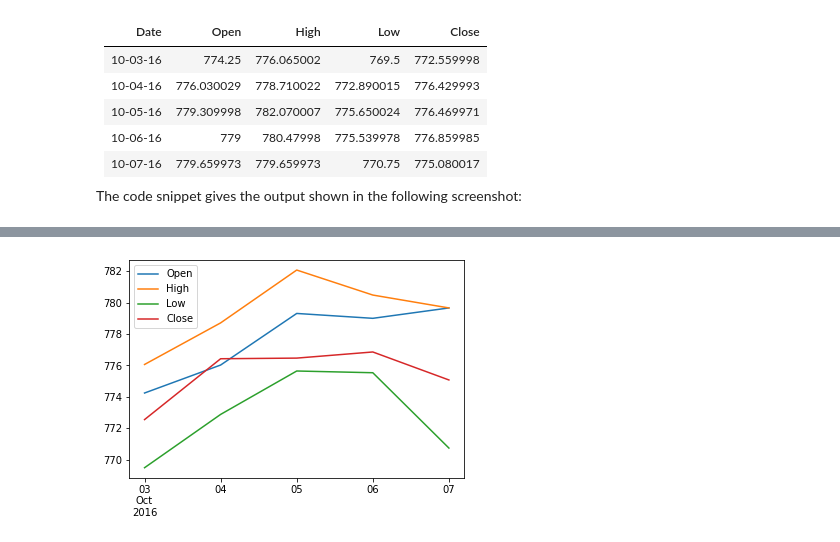
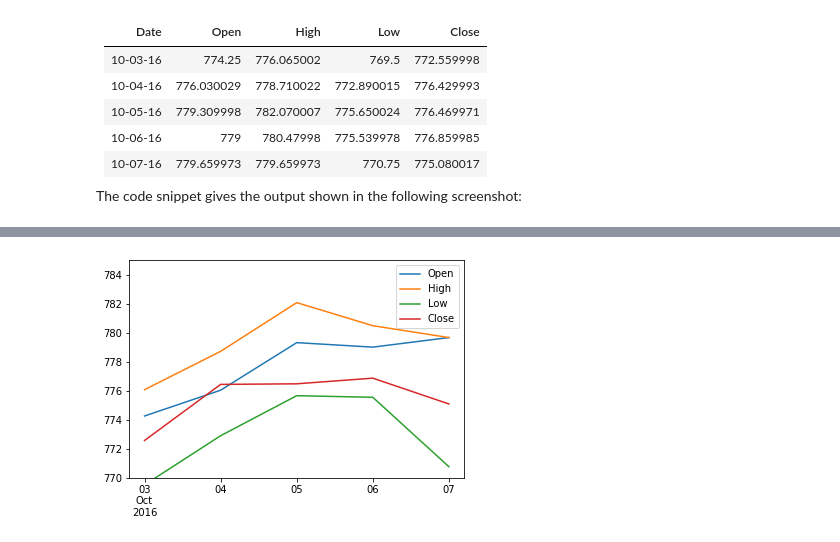
Before and after one commit to Yassine-Zaazaa/python-bootcamp, a Jupyter notebook: Lessons/3- Matplotlib basics.ipynb, the cells around one changed output, grey strips where cells are left out. Cells and saved outputs as stored; diff of their text form; code cells hidden in the pictures.

```diff
--- a/Lessons/3- Matplotlib basics.ipynb
+++ b/Lessons/3- Matplotlib basics.ipynb
@@ -153,17 +153,19 @@ The code snippet gives the output shown in the following screenshot:
 ![ex2.png](attachment:ex2.png)
 # %%
 import matplotlib.pyplot as plt
+from math import floor,ceil
 date = ['03\nOct\n2016','04','05','06','07']
 dopen = [774.25,776.030029,779.309998,779,779.659973]
 high = [776.065002,778.710022,782.070007,780.47998,779.659973]
 low = [769.5,772.890015,775.650024,775.539978,770.75]
 close = [772.559998,776.429993,776.469971,776.859985,775.080017]
 
 plt.plot(date,dopen,label = "Open")
 plt.plot(date,high, label = "High")
 plt.plot(date,low , label = "Low")
 plt.plot(date,close,label = "Close")
+plt.ylim(770, 785)
 plt.legend()
 plt.show()
 # %% [output]
-[figure, old version]
+[figure, new version]
```
Also changed, not shown: 1 other file.
